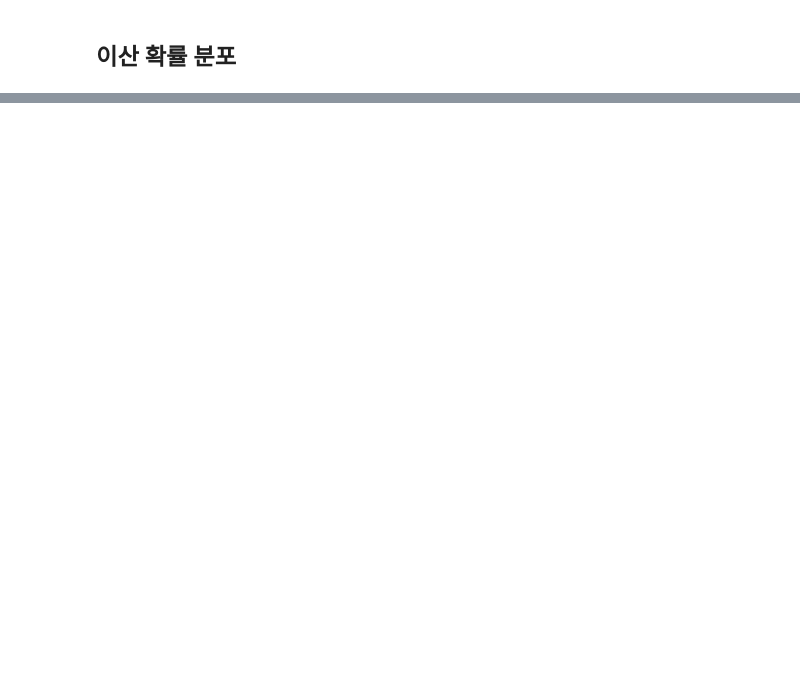
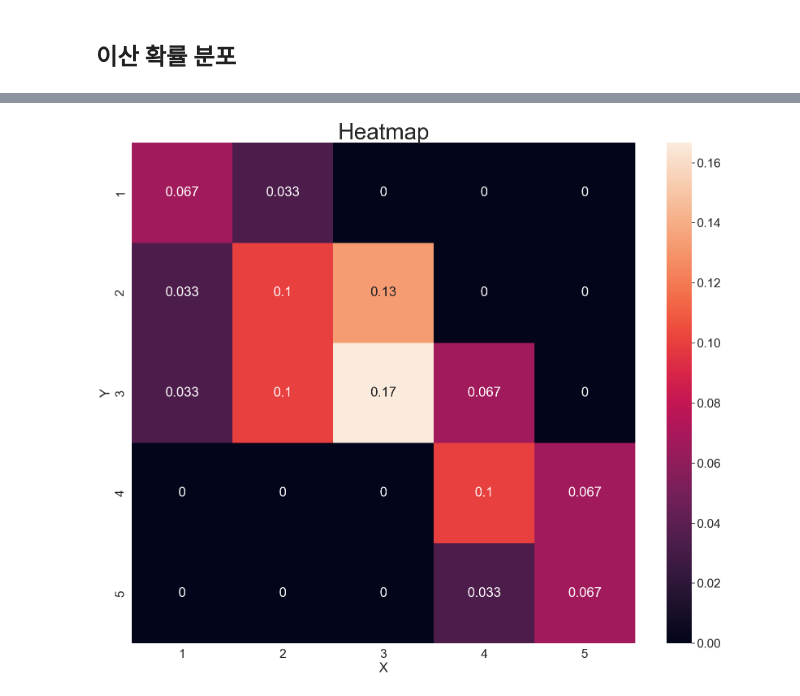
Before and after one commit to KimHyoJun99/AI, a Jupyter notebook: FC_MLDL/Probability.ipynb, the cells around one changed output, grey strips where cells are left out. Cells and saved outputs as stored; diff of their text form; code cells hidden in the pictures; blank space fills up the shorter version.

```diff
--- a/FC_MLDL/Probability.ipynb
+++ b/FC_MLDL/Probability.ipynb
@@ -170,0 +239,19 @@ print(result)
+# %%
+# 수학 성적(X)과 영어 성적(Y)에 대한 결합 확률 질량 함수
+
+import pandas as pd
+
+scores = [1, 2, 3, 4, 5]
+data = [
+    [2, 1, 0, 0, 0],
+    [1, 3, 4, 0, 0],
+    [1, 3, 5, 2, 0],
+    [0, 0, 0, 3, 2],
+    [0, 0, 0, 1, 2]
+]
+
+df = pd.DataFrame(data, index=scores, columns=scores)
+df.columns.name = 'X'
+df.index.name = 'Y'
+pmf = df / df.values.sum()
+print(pmf)
@@ -170,0 +266,15 @@ print(result)
+# %%
+# 결합 확률 질량 함수 히트맵
+
+import seaborn as sns
+
+sns.set(font_scale=2)
+plt.rcParams["figure.figsize"] = [20, 16]
+ax = sns.heatmap(pmf, annot=True,
+                xticklabels=[1, 2, 3, 4, 5],
+                yticklabels=[1, 2, 3, 4, 5]
+)
+plt.title("Heatmap", fontsize=40)
+plt.show()
+# %% [output]
+[figure, added]
```
Also changed, not shown: parts of 22 cells of this notebook.
